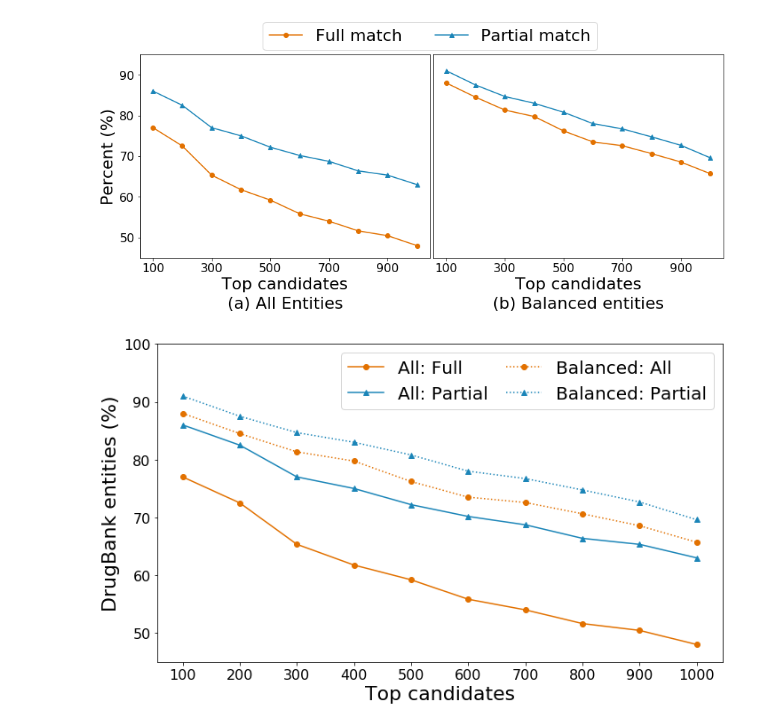
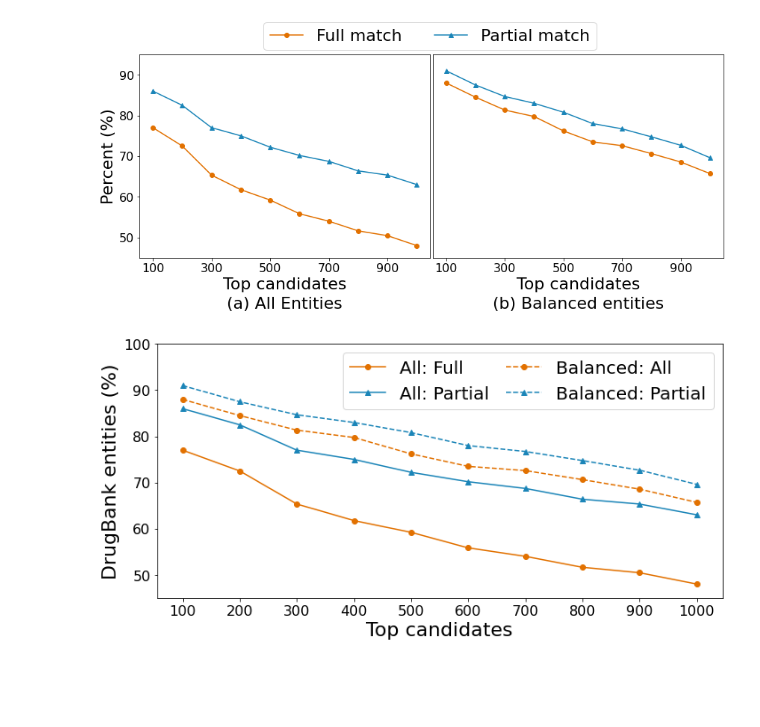
Before and after one commit to globus-labs/covid-nlp, a Jupyter notebook: drug-ner/drug-ner-results/figures/new.ipynb, the cells around one changed output. Drawn from its saved outputs; the diff is of its cells as text; code cells hidden in the pictures; blank space fills up the shorter version.

```diff
--- a/drug-ner/drug-ner-results/figures/new.ipynb
+++ b/drug-ner/drug-ner-results/figures/new.ipynb
@@ -228,23 +214,23 @@ fig.savefig('cmp_to_drugbank.png')
 # %%
 fig, ax = plt.subplots(1, 1, figsize=(XS2,YS))
 
 ax.set_ylim([45,100])
 #ax.plot(num_range, name_overlap_total, 'o-', color=colors[0], label='Full match: All')
 #ax.plot(num_range, word_overlap_total, '^-', color=colors[1], label="Partial match: All")
 #ax.plot(num_range, name_overlap_balanced, 'o:', color=colors[0], label='Full match: Balanced')
 #ax.plot(num_range, word_overlap_balanced, '^:', color=colors[1], label="Partial match: Balanced")
 ax.plot(num_range, name_overlap_total, 'o-', color=colors[0], label='All: Full')
 ax.plot(num_range, word_overlap_total, '^-', color=colors[1], label='All: Partial')
-ax.plot(num_range, name_overlap_balanced, 'o:', color=colors[0], label='Balanced: All')
-ax.plot(num_range, word_overlap_balanced, '^:', color=colors[1], label='Balanced: Partial')
+ax.plot(num_range, name_overlap_balanced, 'o--', color=colors[0], label='Balanced: All')
+ax.plot(num_range, word_overlap_balanced, '^--', color=colors[1], label='Balanced: Partial')
 ax.set_xlabel('Top candidates', fontsize=BIGGER)
 ax.set_ylabel('DrugBank entities (%)', fontsize=BIGGER)
 ax.set_xticks(range(100, 1001, 100))
 ax.tick_params(axis='x', labelsize=SMALLER)
 ax.tick_params(axis='y', labelsize=SMALLER)
 ax.legend(loc='best', fontsize=20, ncol=2, columnspacing=1)
 
 plt.tight_layout()
 fig.savefig('cmp_to_drugbank2.png')
 # %% [output]
-[figure, old version]
+[figure, new version]
```
Also changed, not shown: parts of 1 cell of this notebook.
